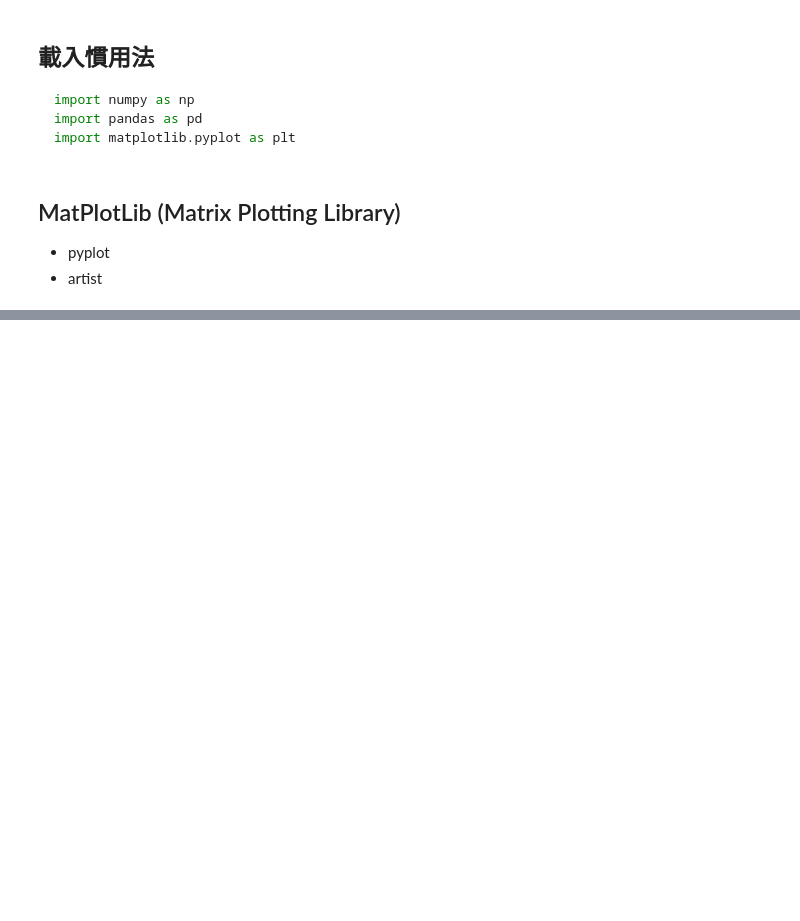
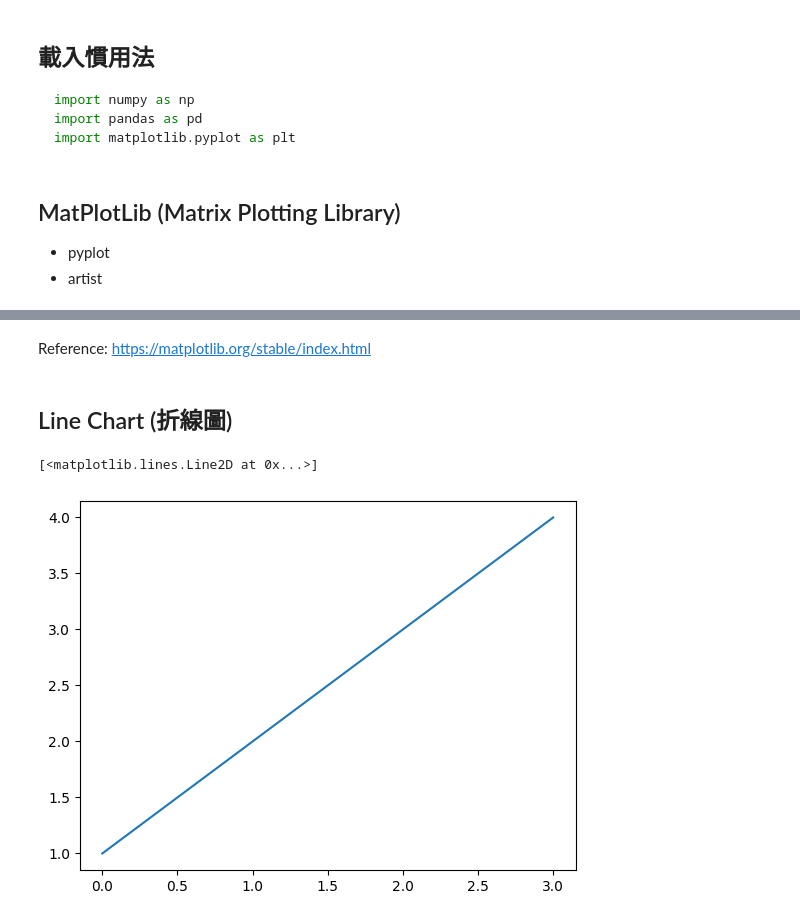
Before and after one commit to vcdemy/20230613, a Jupyter notebook: 20230718筆記.ipynb, the cells around one changed output, grey strips where cells are left out. Drawn from its saved outputs; the diff is of its cells as text; code cells hidden in the pictures; blank space fills up the shorter version.

```diff
--- a/20230718筆記.ipynb
+++ b/20230718筆記.ipynb
@@ -30,0 +28,3 @@ import matplotlib.pyplot as plt
+# %% [markdown]
+Reference:
+https://matplotlib.org/stable/index.html
@@ -30,0 +35,9 @@ import matplotlib.pyplot as plt
+# %% [markdown]
+## Line Chart (折線圖)
+# %%
+x = [1, 2, 3, 4]
+# %%
+plt.plot(x)
+# %% [output]
+[<matplotlib.lines.Line2D at 0x...>]
+[figure, added]
```
Also changed, not shown: parts of 7 cells of this notebook.
